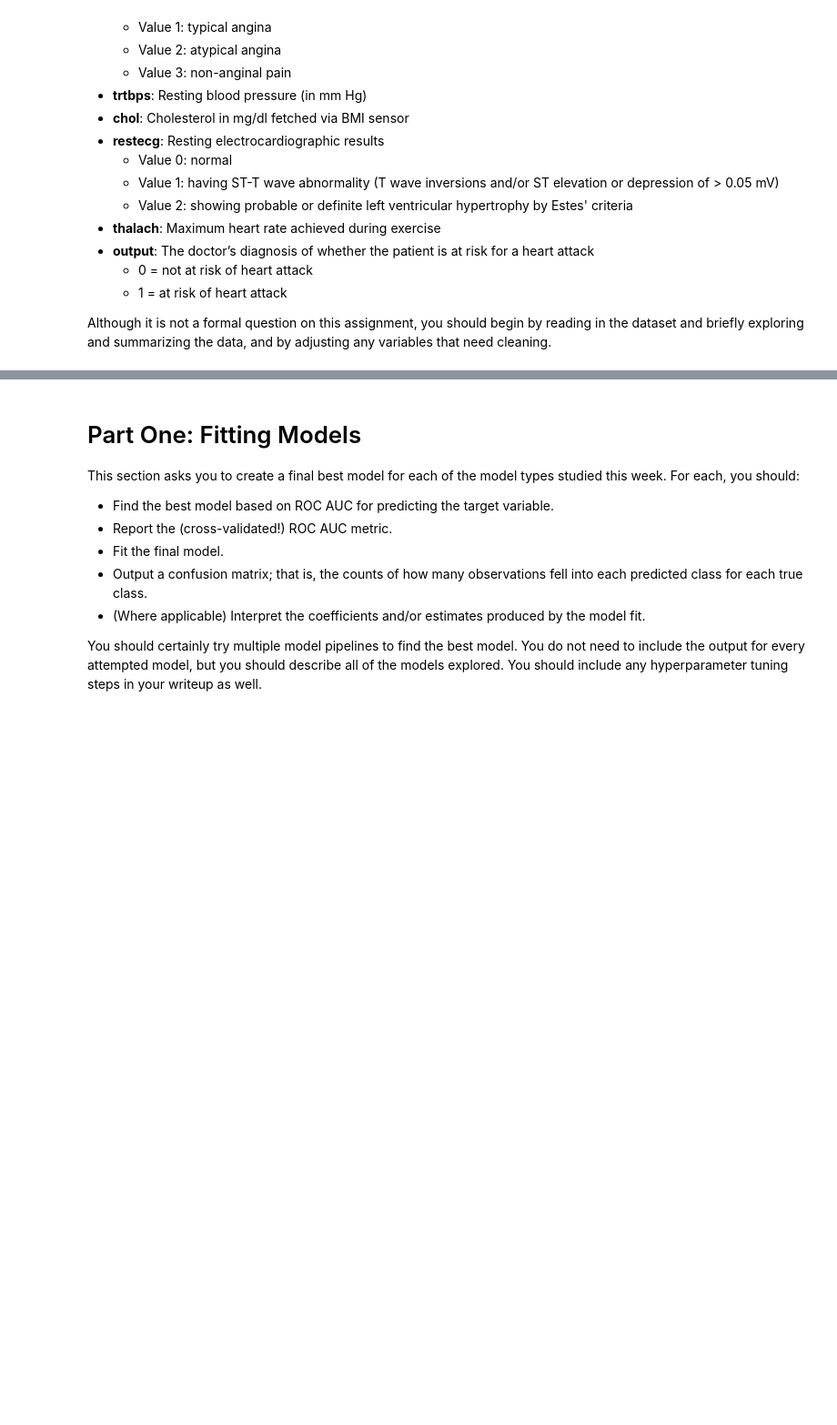
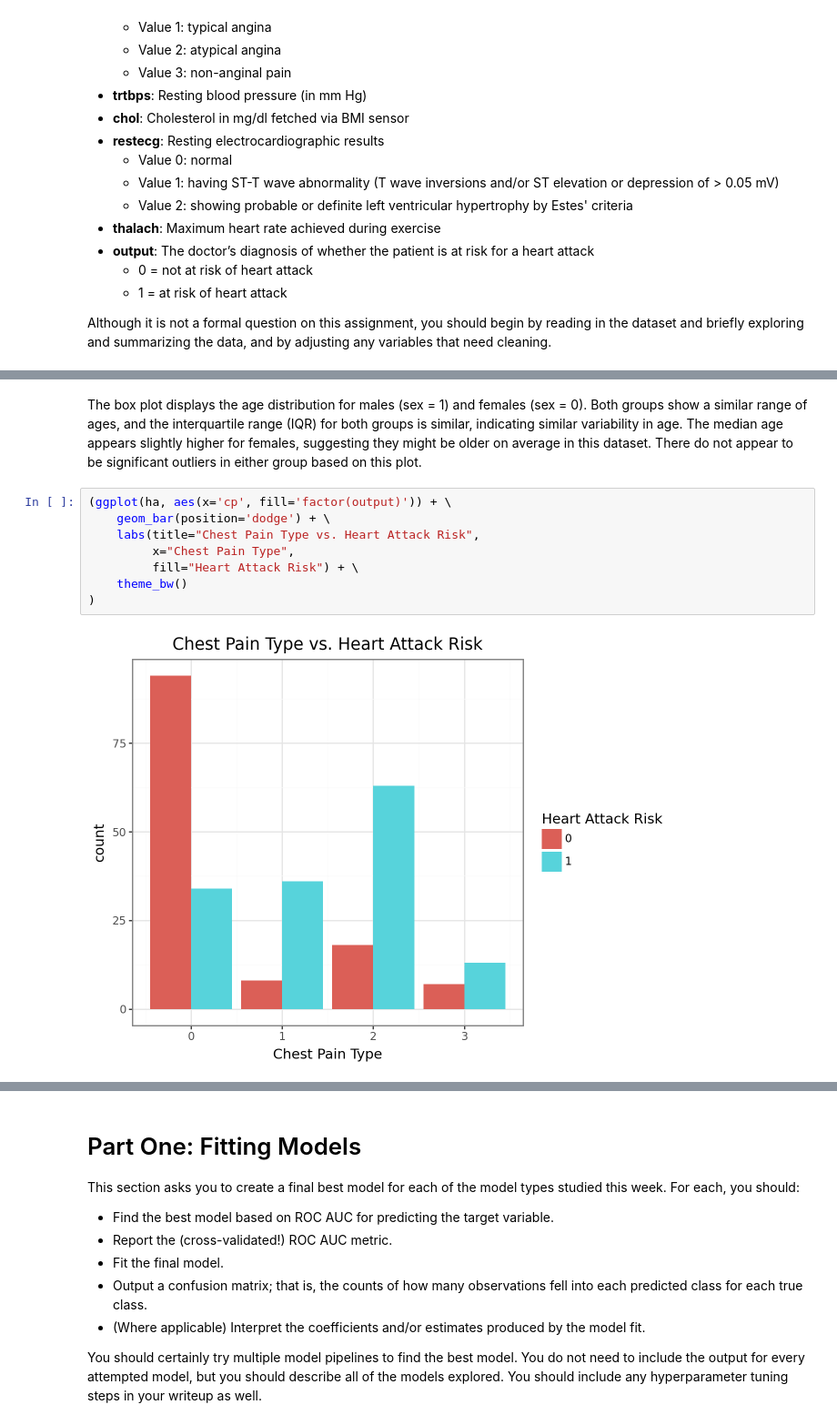
Before and after one commit to samricafrente/GSB-544, a Jupyter notebook: Labs/Lab-7/Lab-7.ipynb, the cells around one changed output, grey strips where cells are left out. Shown: that part at 91% size. Saved outputs shown, nothing was run; the diff lists cells and outputs as text; blank space fills up the shorter version.

```diff
--- a/Labs/Lab-7/Lab-7.ipynb
+++ b/Labs/Lab-7/Lab-7.ipynb
@@ -56,0 +92,12 @@ ha.head()
+# %% [markdown]
+The box plot displays the age distribution for males (sex = 1) and females (sex = 0). Both groups show a similar range of ages, and the interquartile range (IQR) for both groups is similar, indicating similar variability in age. The median age appears slightly higher for females, suggesting they might be older on average in this dataset. There do not appear to be significant outliers in either group based on this plot.
+# %%
+(ggplot(ha, aes(x='cp', fill='factor(output)')) + \
+    geom_bar(position='dodge') + \
+    labs(title="Chest Pain Type vs. Heart Attack Risk",
+         x="Chest Pain Type",
+         fill="Heart Attack Risk") + \
+    theme_bw()
+)
+# %% [output]
+[figure, added]
```
Also changed, not shown: parts of 25 cells of this notebook, 1 other file.
